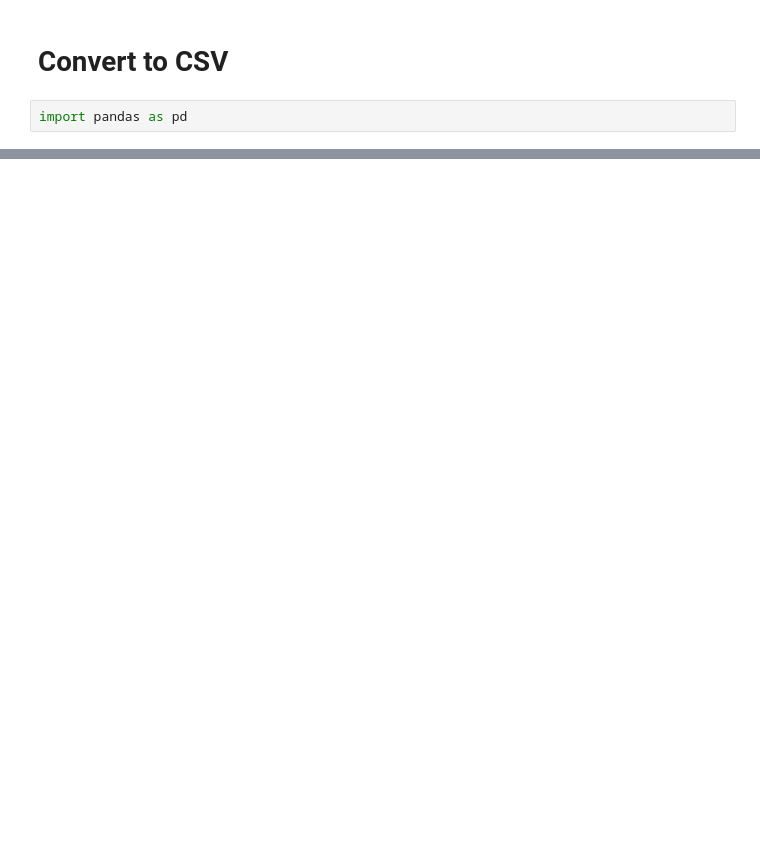
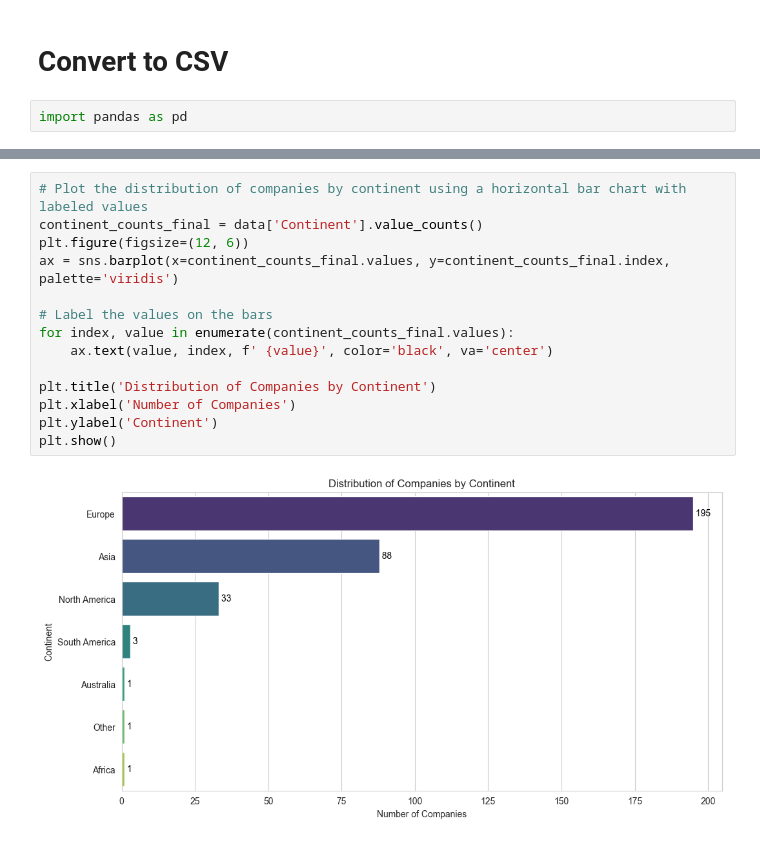
Before and after one commit to m3m3rmaid/IMCAS2023-sponsorlists, a Jupyter notebook: IMCAS-sponsor.ipynb, the cells around one changed output, grey strips where cells are left out. Cells and saved outputs as stored; diff of their text form; blank space fills up the shorter version.

```diff
--- a/IMCAS-sponsor.ipynb
+++ b/IMCAS-sponsor.ipynb
@@ -405,0 +588,16 @@ df.head(10)
+# %%
+# Plot the distribution of companies by continent using a horizontal bar chart with labeled values
+continent_counts_final = data['Continent'].value_counts()
+plt.figure(figsize=(12, 6))
+ax = sns.barplot(x=continent_counts_final.values, y=continent_counts_final.index, palette='viridis')
+
+# Label the values on the bars
+for index, value in enumerate(continent_counts_final.values):
+    ax.text(value, index, f' {value}', color='black', va='center')
+
+plt.title('Distribution of Companies by Continent')
+plt.xlabel('Number of Companies')
+plt.ylabel('Continent')
+plt.show()
+# %% [output]
+[figure, added]
```
Also changed, not shown: parts of 53 cells of this notebook.
